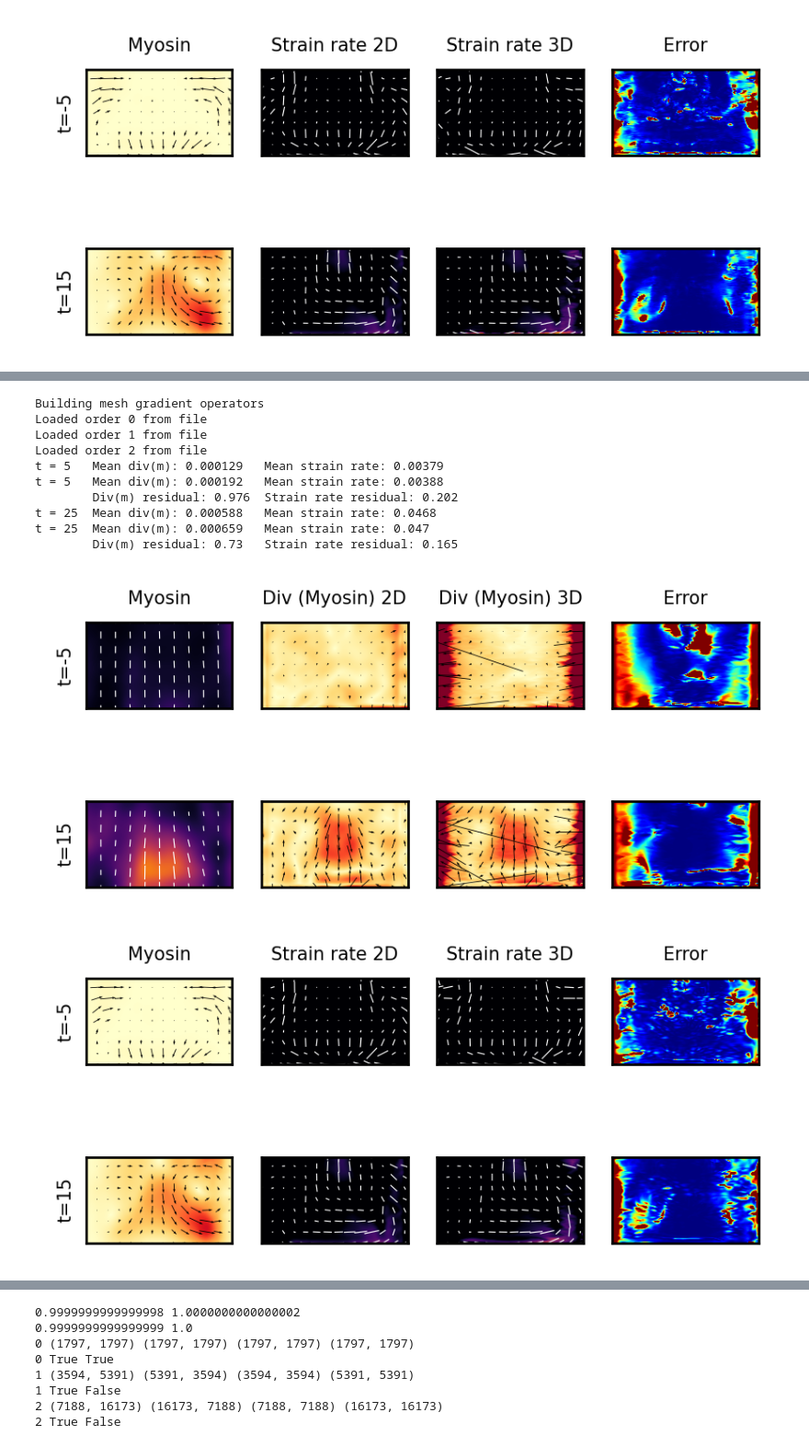
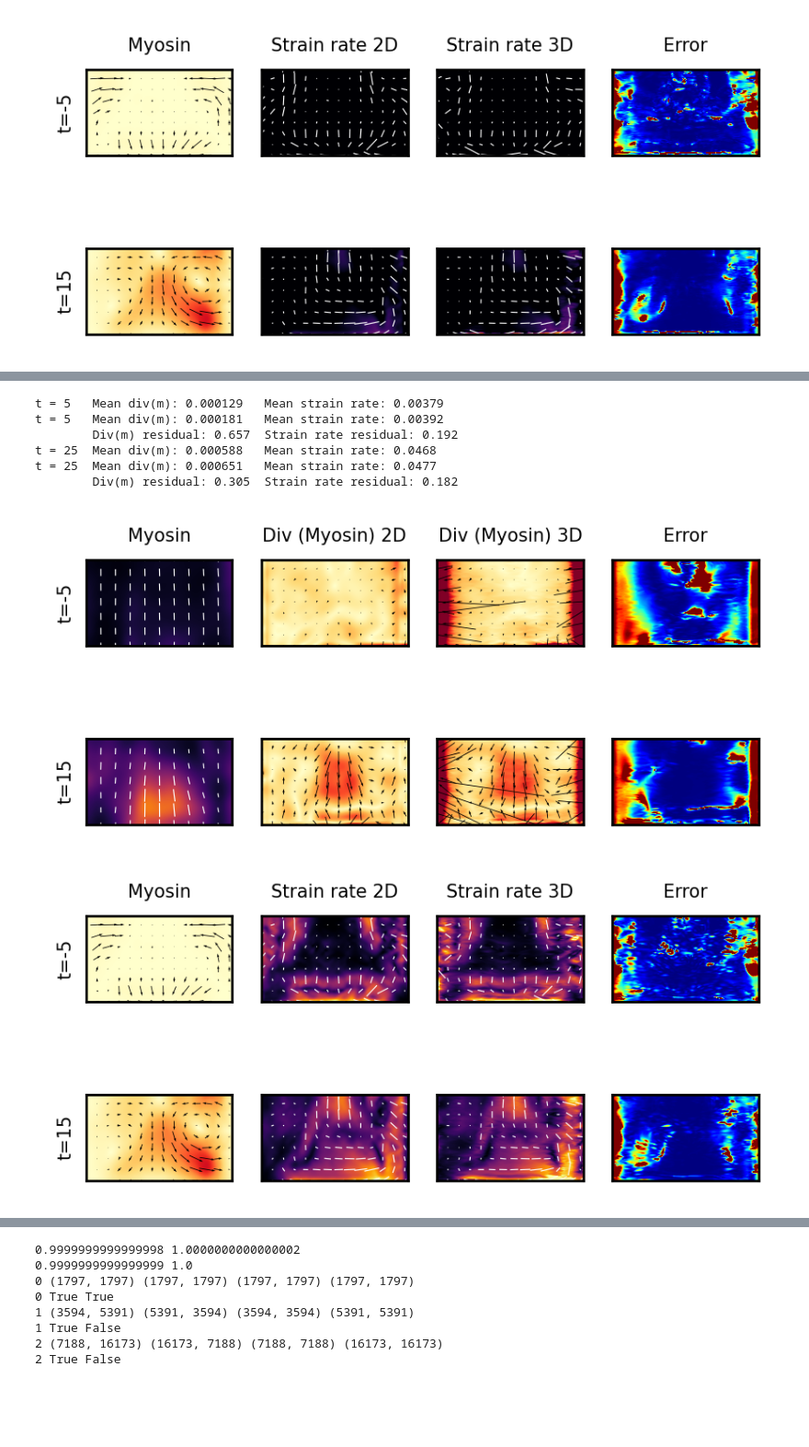
Before and after one commit to jcolen/drosophila_morphogenesis, a Jupyter notebook: CompareGradientMethods.ipynb, the cells around one changed output, grey strips where cells are left out. Shown at 92% size. Saved outputs shown, nothing was run; the diff lists cells and outputs as text; code cells hidden in the pictures; blank space fills up the shorter version.

```diff
--- a/CompareGradientMethods.ipynb
+++ b/CompareGradientMethods.ipynb
@@ -32,11 +32,12 @@ from utils.forecasting.transforms import EmbryoGradient, CovariantEmbryoGradient
 from utils.geometry.geometry_utils import *
 
 mesh_name='embryo_coarse_noll'
+#mesh_name = 'embryo_poles_noll'
 
 interp   = MeshInterpolator(mesh_name).fit(None)
 tangent  = TangentSpaceTransformer(mesh_name).fit(None)
 gradient0 = FenicsGradient_v0(mesh_name).fit(None, tangent=tangent)
-#gradient1 = FenicsGradient_v1(mesh_name).fit(None, tangent=tangent)
+gradient1 = FenicsGradient_v1(mesh_name).fit(None, tangent=tangent)
 
 plt.rcParams['font.size'] = 6
 plt.rcParams['axes.titlesize'] = 6
@@ -83,6 +84,9 @@ for i, t in enumerate([5, 25]):
     '''
     Gradient version 1
     '''
+    %timeit gradients_3D(m0, v0, gradient0)
+    %timeit gradients_3D(m0, v0, gradient1)
+
     div_m0, E0 = gradients_3D(m0, v0, gradient0)
     div_m1, E1 = gradients_3D(m0, v0, gradient1)
 
@@ -327,11 +240,10 @@ from utils.geometry.fenics_utils import *
 from utils.forecasting.transforms import EmbryoGradient, CovariantEmbryoGradient
 from utils.geometry.geometry_utils import *
 
-mesh_name='embryo_medium_noll'
-mesh_name='embryo_coarse_noll'
-gradient0 = CovariantEmbryoGradient().fit(v_full)
-gradient1 = FenicsGradient(mesh_name).fit(None)
-interp   = MeshInterpolator(mesh_name).fit(None)
+mesh_name='embryo_poles_noll'
+gradient2D = CovariantEmbryoGradient().fit(v_full)
+#gradient1 = FenicsGradient(mesh_name).fit(None)
+interp   = MeshInterpolator(mesh_name, cutoff=0).fit(None)
 tangent  = TangentSpaceTransformer(mesh_name).fit(None)
 slc = np.s_[..., 20:-20]
 
@@ -362,59 +274,57 @@ for i, t in enumerate([5, 25]):
     '''
     2D gradient
     '''
-    div_m0 = np.einsum('ij...j->i...', gradient0.transform(m0))
-    d1_v = gradient0.transform(v0)
+    div_m0 = np.einsum('ij...j->i...', gradient2D.transform(m0))
+    d1_v = gradient2D.transform(v0)
     E0 = 0.5 * (np.einsum('i...j->ij...', d1_v) + np.einsum('j...i->ij...', d1_v))
 
     print(f't = {t}\tMean div(m): {np.mean(np.linalg.norm(div_m0[slc], axis=0)):.3g}\tMean strain rate: {np.mean(np.linalg.norm(E0[slc], axis=(0, 1))):.3g}')
 
     color_2D(ax1[i, 1], np.linalg.norm(div_m0, axis=0), cmap='YlOrRd')
     plot_vector2D(ax1[i, 1], div_m0, skip=15, scale=1e-2)
-    plot_tensor2D(ax2[i, 1], E0, vmin=mmin, vmax=mmax, skip=15)
+    plot_tensor2D(ax2[i, 1], E0, skip=15)
 
-    cmin, cmax= ax1[i, 1].get_images()[0].get_clim()
+    cmin, cmax = ax1[i, 1].get_images()[0].get_clim()
+    emin, emax = ax2[i, 1].get_images()[0].get_clim()
 
     '''
     3D gradient on Embryo coarse
     '''
+    gradient3D = gradient1
     m1 = interp.transform(m0)
     v1 = interp.transform(v0)
 
-    div_m1 = np.einsum('ij...j->i...', gradient1.transform(m1))
-    d1_v = gradient1.transform(v1)
+    div_m1 = np.einsum('ij...j->i...', gradient3D.transform(m1))
+    d1_v = gradient3D.transform(v1)
     E1 = 0.5 * (np.einsum('i...j->ij...', d1_v) + np.einsum('j...i->ij...', d1_v))
 
     if div_m1.shape[0] == 3:
         div_m1 = tangent.inverse_transform(div_m1)
         E1     = tangent.inverse_transform(E1)
 
     div_m1 = interp.inverse_transform(div_m1)
     E1     = interp.inverse_transform(E1)
 
     print(f't = {t}\tMean div(m): {np.mean(np.linalg.norm(div_m1[slc], axis=0)):.3g}\tMean strain rate: {np.mean(np.linalg.norm(E1[slc], axis=(0, 1))):.3g}')
 
     color_2D(ax1[i, 2], np.linalg.norm(div_m1, axis=0), vmin=cmin, vmax=cmax, cmap='YlOrRd')
     plot_vector2D(ax1[i, 2], div_m1, skip=15, scale=1e-2)
-    plot_tensor2D(ax2[i, 2], E1, vmin=mmin, vmax=mmax, skip=15)
+    plot_tensor2D(ax2[i, 2], E1, vmin=emin, vmax=emax, skip=15)
 
     color_2D(ax1[i, 3], mean_norm_residual(div_m0[None], div_m1[None]), vmin=0, vmax=1, cmap='jet')
     color_2D(ax2[i, 3], mean_norm_residual(E0[None], E1[None]), vmin=0, vmax=1, cmap='jet')
 
     print(f'\tDiv(m) residual: {mean_norm_residual(div_m0[None][slc], div_m1[None][slc]).mean():.3g}',
           f'\tStrain rate residual: {mean_norm_residual(E0[None][slc], E1[None][slc]).mean():.3g}')
 
     ax1[i, 0].set_ylabel('t=%d' % tt)
     ax2[i, 0].set_ylabel('t=%d' % tt)
 # %% [output]
-Building mesh gradient operators
-Loaded order 0 from file
-Loaded order 1 from file
-Loaded order 2 from file
 t = 5   Mean div(m): 0.000129   Mean strain rate: 0.00379
-t = 5   Mean div(m): 0.000192   Mean strain rate: 0.00388
-        Div(m) residual: 0.976  Strain rate residual: 0.202
+t = 5   Mean div(m): 0.000181   Mean strain rate: 0.00392
+        Div(m) residual: 0.657  Strain rate residual: 0.192
 t = 25  Mean div(m): 0.000588   Mean strain rate: 0.0468
-t = 25  Mean div(m): 0.000659   Mean strain rate: 0.047
-        Div(m) residual: 0.73   Strain rate residual: 0.165
+t = 25  Mean div(m): 0.000651   Mean strain rate: 0.0477
+        Div(m) residual: 0.305  Strain rate residual: 0.182
-[figure, old version]
+[figure, new version]
-[figure, old version]
+[figure, new version]
```
Also changed, not shown: parts of 5 cells of this notebook, 4 other files.
